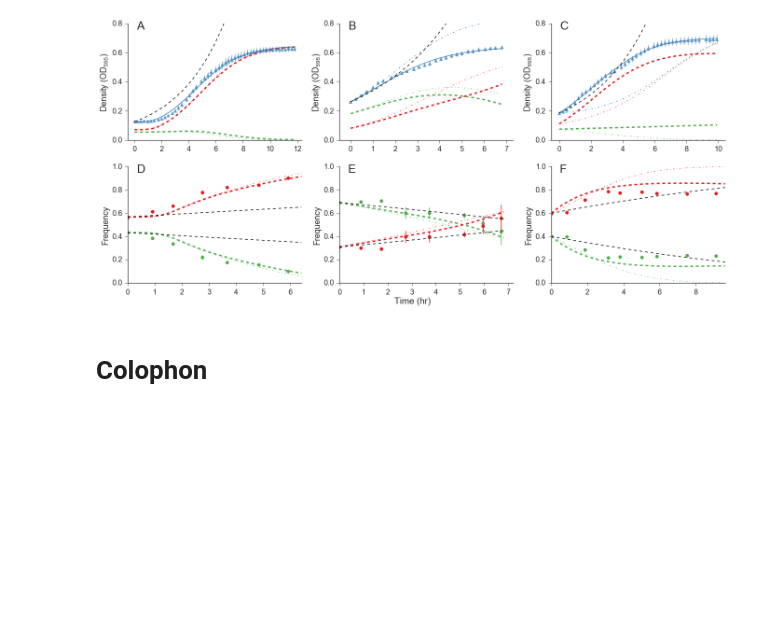
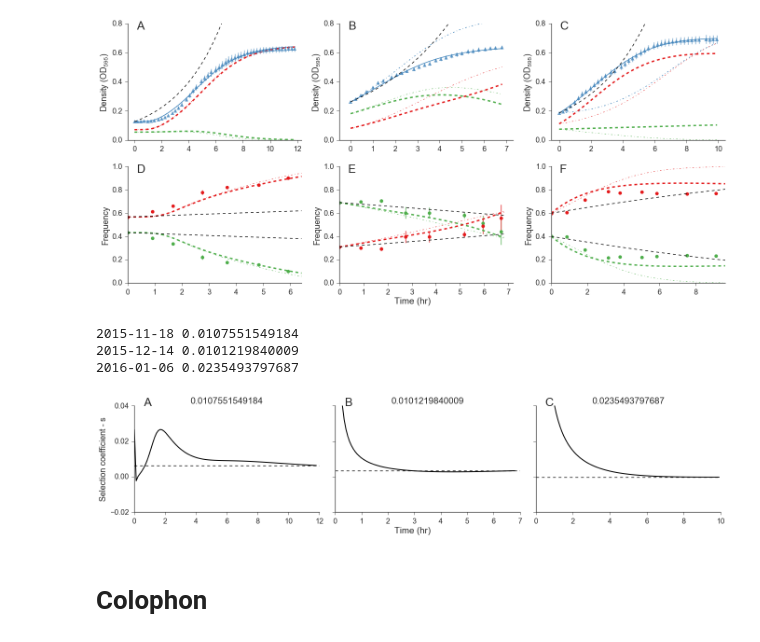
Before and after one commit to yoavram/curveball_ms, a Jupyter notebook: supp.ipynb, the cells around one changed output. Cells and saved outputs as stored; diff of their text form; code cells hidden in the pictures; blank space fills up the shorter version.

```diff
--- a/supp.ipynb
+++ b/supp.ipynb
@@ -372,7 +406,6 @@ fig.savefig('Fig-exponential_model.pdf', dpi=300)
 for ds in datasets.values():
     ds['flow_summary_df'] = pd.read_csv(ds['flow_summary_file'])
 # %%
-reload(curveball.competitions)
 ode = curveball.competitions.baranyi_roberts_yr2
 
 for name, ds in datasets.items():
@@ -385,11 +418,11 @@ for name, ds in datasets.items():
     y0 = ds['model_G'].best_values['y0']/2, ds['model_R'].best_values['y0']/2
 
     f0 = np.array(ds['flow_summary_df'][ds['flow_summary_df'].time==ds['flow_summary_df'].time.min()].freq_mean) # initial frequencies from flow data
-    RG_model = np.unique(ds['model_RG'].best_fit) # expected initial mixed culture OD from mixed culture model
+    RG_model_min = np.unique(ds['model_RG'].best_fit).min() # expected initial mixed culture OD from mixed culture model
     RG_mean = ds['dfRG'].groupby('Time').OD.mean().as_matrix()
     RG_std = ds['dfRG'].groupby('Time').OD.std().as_matrix()
     RG_t = np.unique(ds['dfRG'].Time)
-    G0, R0 = f0 * RG_model.min() # expected initial OD of each strain in mixed culture
+    G0, R0 = f0 * RG_model_min # expected initial OD of each strain in mixed culture
 
     t, y, a = curveball.competitions.fit_and_compete(
         ds['model_G'],
@@ -415,7 +448,7 @@ for name, ds in datasets.items():
     )
 
     ds['a'] = a
-    ds['RG_model'] = RG_model
+    ds['RG_model_min'] = RG_model_min
     ds['RG_mean'] = RG_mean
     ds['RG_std'] = RG_std
     ds['RG_t'] = RG_t
@@ -446,7 +479,6 @@ for col,(name, ds) in enumerate(datasets.items()):
     if col >= cols:
         break
 
-    RG_model = ds['RG_model']
     RG_mean = ds['RG_mean']
     RG_std = ds['RG_std']
     RG_t = ds['RG_t']
@@ -570,6 +602,39 @@ fig.savefig('Fig-Competition_prediction.pdf', dpi=300)
 2015-12-14 MRSE: 0.0001 a1=3.7, a2=2
 2016-01-06 MRSE: 6.5e-05 a1=0.11, a2=0.53
 [figure]
+# %%
+cols = len(datasets)
+fig, ax = plt.subplots(1, cols, sharex=False, sharey=True, figsize=(width * cols, height))
+if not isinstance(ax, np.ndarray):
+    ax = np.array([ax])
+for i,(name, ds) in enumerate(datasets.items()):
+    t = ds['predicted_t']
+    y = ds['predicted_y']
+    s, _, _ = curveball.competitions.selection_coefs_ts(t, y[:,::-1], ax=ax[i], PLOT=True)
+    print(name, s.mean())
+
+    ax[i].get_lines()[0].set_color('k')
+    ax[i].get_lines()[0].set_linewidth(2)
+    ax[i].axhline(s[-1], color='k', ls='--')
+    ax[i].set(xlabel='', ylim=(-0.02, 0.04), yticks=[-0.02, 0, 0.02, 0.04], title=s.mean())
+    if i == 0:
+        ax[i].set(ylabel=r'Selection coefficient - s')
+    else:
+        ax[i].set(ylabel='')
+
+fig_xlabel(fig, 'Time (hr)')
+for i,axes in enumerate(ax.flatten()):
+    axes.annotate('ABCD'[i], (0.05, 1.0), xycoords='axes fraction', fontsize=panel_label_size)
+
+fig.tight_layout()
+sns.despine()
+# fig.savefig('Fig-selection-coefficient.png')
+# fig.savefig('Fig-selection-coefficient.pdf', dpi=300)
+# %% [output]
+2015-11-18 0.0107551549184
+2015-12-14 0.0101219840009
+2016-01-06 0.0235493797687
+[figure, added]
 # %% [markdown]
 # Colophon
 # %% [markdown]
```
Also changed, not shown: parts of 9 cells of this notebook, 1 other file.
